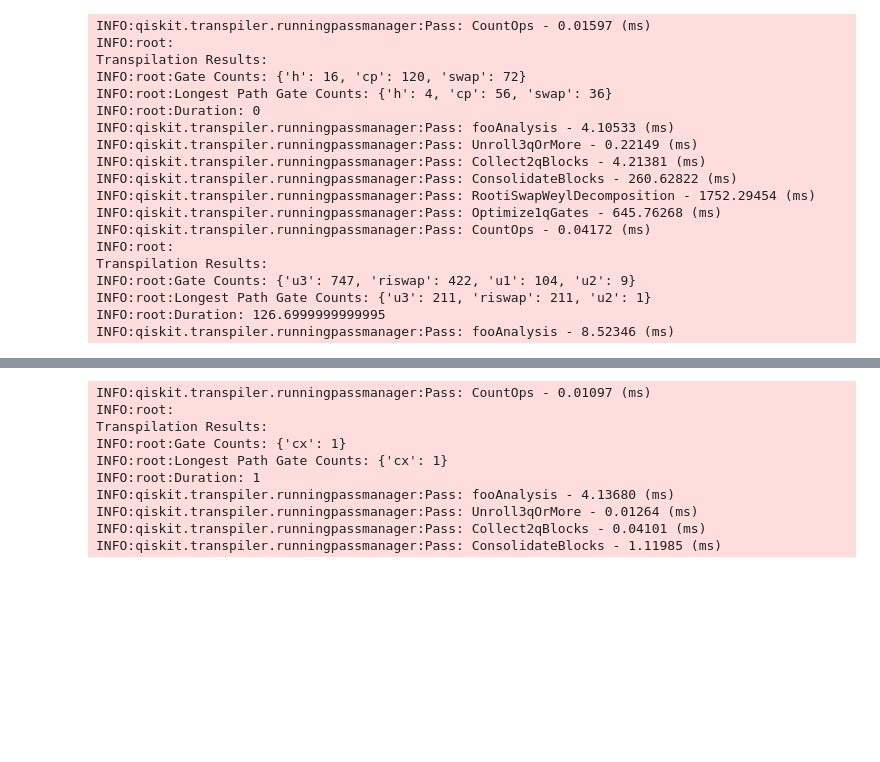
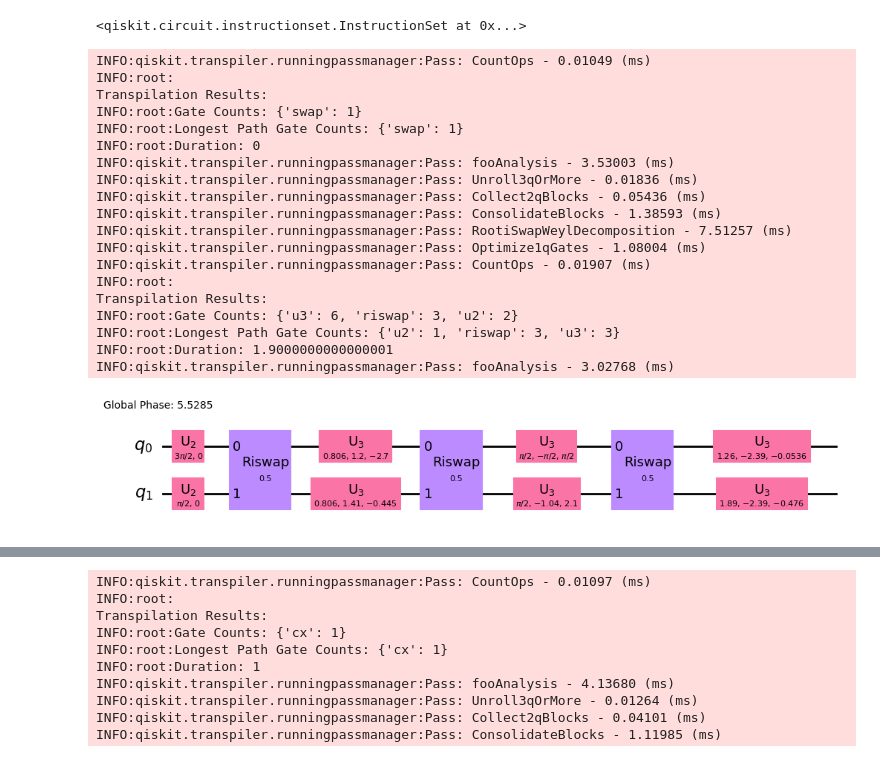
Before and after one commit to Pitt-JonesLab/slam_decomposition, a Jupyter notebook: slam/scripts/pm_runner.ipynb, the cells around one changed output, grey strips where cells are left out. Drawn from its saved outputs; the diff is of its cells as text; code cells hidden in the pictures; blank space fills up the shorter version.

```diff
--- a/slam/scripts/pm_runner.ipynb
+++ b/slam/scripts/pm_runner.ipynb
@@ -50,32 +50,35 @@ duration_1q = 0.1
 # %%
 from slam.utils.transpiler_pass.speed_limit_pass import pass_manager_basic, pass_manager_slam, pass_manager_optimized_sqiswap
 # %%
-# qc = QuantumCircuit(2)
-# # qc.cx(0,1)
-# # qc.crz(np.pi/4, 0,1)
-# qc.swap(0,1)
+qc = QuantumCircuit(2)
+# qc.cx(0,1)
+# qc.crz(np.pi/4, 0,1)
+qc.swap(0,1)
+# %% [output]
+<qiskit.circuit.instructionset.InstructionSet at 0x...>
 # %%
 pm = pass_manager_basic(gate='sqiswap', duration_1q=duration_1q)
 transp1 = pm.run(qc)
-# transp1.draw(output='mpl')
+transp1.draw(output='mpl')
 # %% [output]
-INFO:qiskit.transpiler.runningpassmanager:Pass: CountOps - 0.01597 (ms)
+INFO:qiskit.transpiler.runningpassmanager:Pass: CountOps - 0.01049 (ms)
 INFO:root:
 Transpilation Results:
-INFO:root:Gate Counts: {'h': 16, 'cp': 120, 'swap': 72}
-INFO:root:Longest Path Gate Counts: {'h': 4, 'cp': 56, 'swap': 36}
+INFO:root:Gate Counts: {'swap': 1}
+INFO:root:Longest Path Gate Counts: {'swap': 1}
 INFO:root:Duration: 0
-INFO:qiskit.transpiler.runningpassmanager:Pass: fooAnalysis - 4.10533 (ms)
-INFO:qiskit.transpiler.runningpassmanager:Pass: Unroll3qOrMore - 0.22149 (ms)
-INFO:qiskit.transpiler.runningpassmanager:Pass: Collect2qBlocks - 4.21381 (ms)
-INFO:qiskit.transpiler.runningpassmanager:Pass: ConsolidateBlocks - 260.62822 (ms)
-INFO:qiskit.transpiler.runningpassmanager:Pass: RootiSwapWeylDecomposition - 1752.29454 (ms)
-INFO:qiskit.transpiler.runningpassmanager:Pass: Optimize1qGates - 645.76268 (ms)
-INFO:qiskit.transpiler.runningpassmanager:Pass: CountOps - 0.04172 (ms)
+INFO:qiskit.transpiler.runningpassmanager:Pass: fooAnalysis - 3.53003 (ms)
+INFO:qiskit.transpiler.runningpassmanager:Pass: Unroll3qOrMore - 0.01836 (ms)
+INFO:qiskit.transpiler.runningpassmanager:Pass: Collect2qBlocks - 0.05436 (ms)
+INFO:qiskit.transpiler.runningpassmanager:Pass: ConsolidateBlocks - 1.38593 (ms)
+INFO:qiskit.transpiler.runningpassmanager:Pass: RootiSwapWeylDecomposition - 7.51257 (ms)
+INFO:qiskit.transpiler.runningpassmanager:Pass: Optimize1qGates - 1.08004 (ms)
+INFO:qiskit.transpiler.runningpassmanager:Pass: CountOps - 0.01907 (ms)
 INFO:root:
 Transpilation Results:
-INFO:root:Gate Counts: {'u3': 747, 'riswap': 422, 'u1': 104, 'u2': 9}
-INFO:root:Longest Path Gate Counts: {'u3': 211, 'riswap': 211, 'u2': 1}
-INFO:root:Duration: 126.6999999999995
-INFO:qiskit.transpiler.runningpassmanager:Pass: fooAnalysis - 8.52346 (ms)
+INFO:root:Gate Counts: {'u3': 6, 'riswap': 3, 'u2': 2}
+INFO:root:Longest Path Gate Counts: {'u2': 1, 'riswap': 3, 'u3': 3}
+INFO:root:Duration: 1.9000000000000001
+INFO:qiskit.transpiler.runningpassmanager:Pass: fooAnalysis - 3.02768 (ms)
+[figure, added]
 # %%
```
Also changed, not shown: parts of 2 cells of this notebook, 20 other files.
